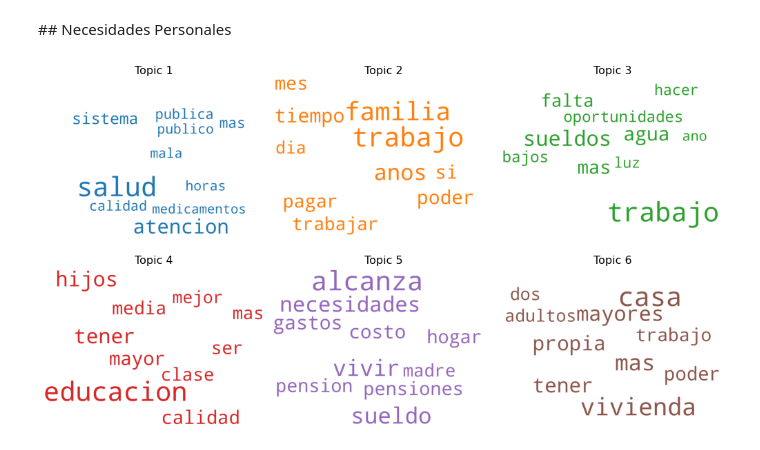
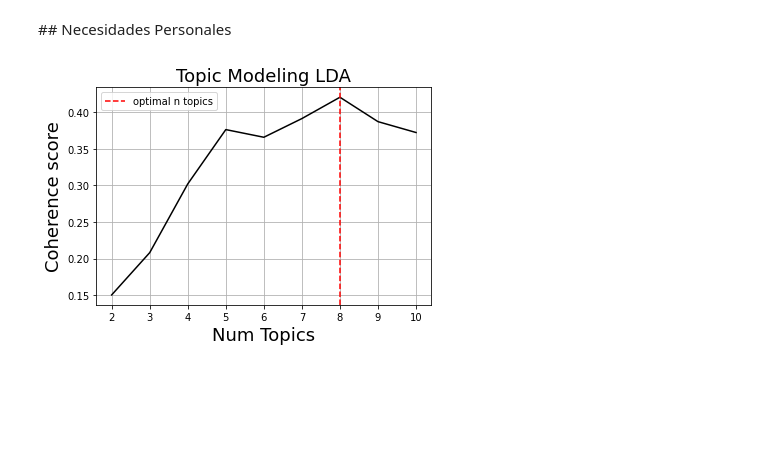
Before and after one commit to ECQQ/nemotion, a Jupyter notebook: Analisis de Topicos - Necesidades.ipynb, the cells around one changed output. Saved outputs shown, nothing was run; the diff lists cells and outputs as text; code cells hidden in the pictures; blank space fills up the shorter version.

Commit message:
needs new DB

```diff
--- a/Analisis de Topicos - Necesidades.ipynb
+++ b/Analisis de Topicos - Necesidades.ipynb
@@ -99,16 +101,19 @@ lda_model.save('models/{}_lda.model'.format(question))
 # %%
 question = 'personal' #country or personal
 
-all_needs = pd.read_csv ('data/{}_needs.csv'.format(question))
+all_needs = pd.read_csv ('data/{}_needs.csv'.format(question), low_memory=False)
 all_needs['exp_tokens'] = all_needs['exp_tokens'].fillna('NR')
 needs = all_needs[all_needs.exp_tokens!='NR'].copy()
 # %%
 tokens = np.array([literal_eval(token) for token in needs.exp_tokens])
 id2word = corpora.Dictionary(tokens)
 texts = tokens
 corpus = [id2word.doc2bow(text) for text in texts]
 
-lda_model = gensim.models.LdaMulticore.load('models/{}_lda.model'.format(question))
-plot_words_intopic(lda_model)
+model_list, coherence_values = compute_coherence_values(dictionary=id2word, corpus=corpus,
+                                                        texts=tokens, start=2, limit=11, step=1)
+
+max_ix = np.argmax(coherence_values)
+plot_hprms(coherence_values)
 # %% [output]
-[figure, old version]
+[figure, new version]
```
Also changed, not shown: parts of 7 cells of this notebook, 8 other files.
